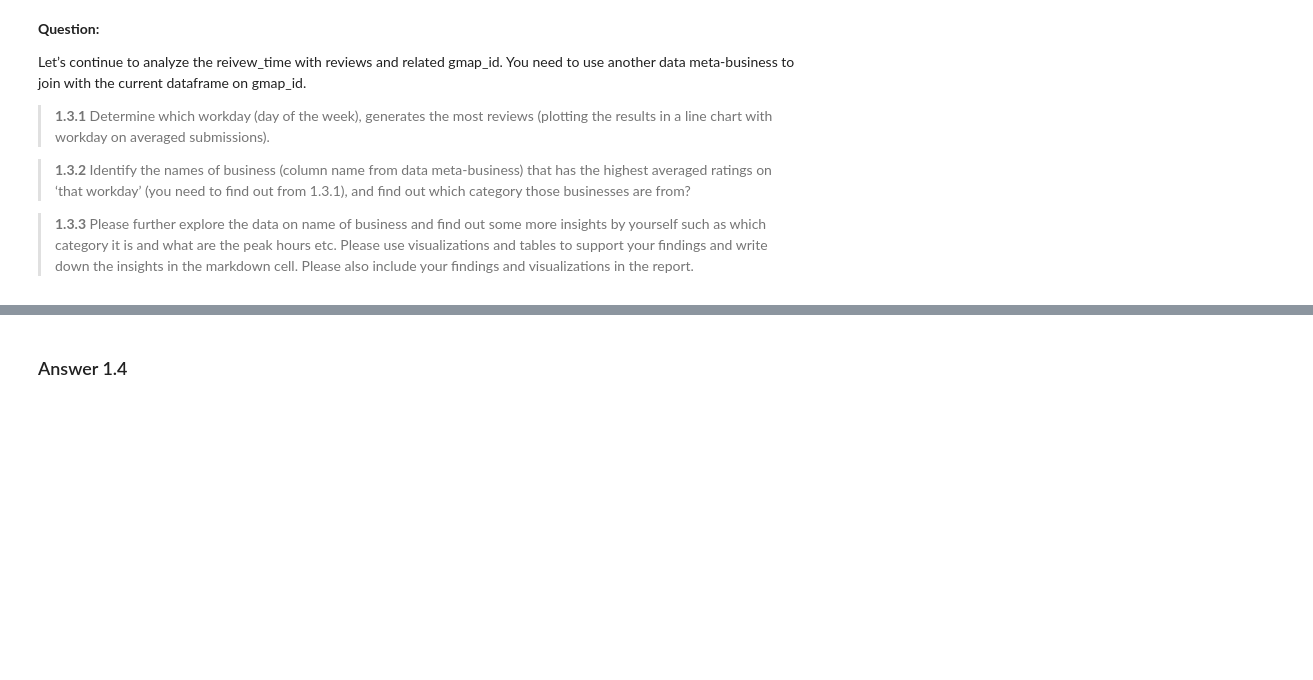
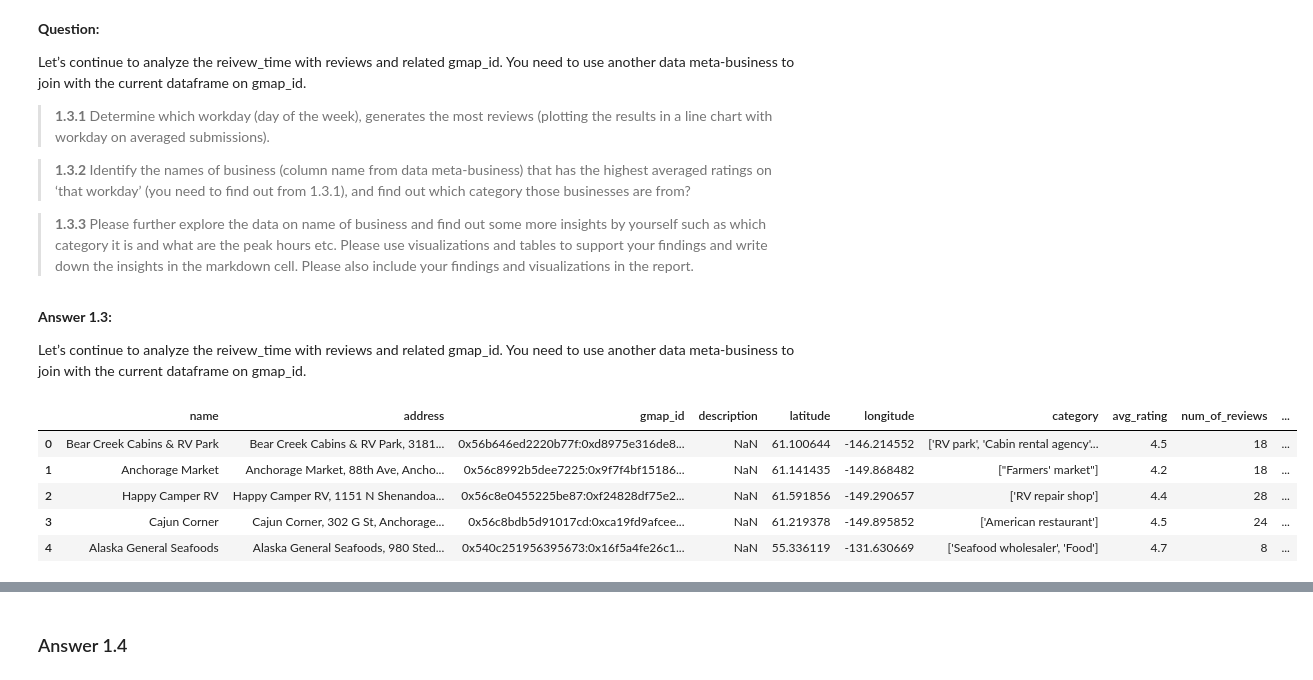
Before and after one commit to soumitkundu/SIG742-EndTermAssignment, a Jupyter notebook: SIG742Task2-Group-13.ipynb, the cells around one changed output, grey strips where cells are left out. Drawn from its saved outputs; the diff is of its cells as text; code cells hidden in the pictures; blank space fills up the shorter version.

```diff
--- a/SIG742Task2-Group-13.ipynb
+++ b/SIG742Task2-Group-13.ipynb
@@ -183,3 +228,17 @@ Let’s continue to analyze the reivew_time with reviews and related gmap_id. Yo
 > **1.3.2** Identify the names of business (column name from data meta-business) that has the highest averaged ratings on ‘that workday’ (you need to find out from 1.3.1), and find out which category those businesses are from?
 
 > **1.3.3** Please further explore the data on name of business and find out some more insights by yourself such as which category it is and what are the peak hours etc. Please use visualizations and tables to support your findings and write down the insights in the markdown cell. Please also include your findings and visualizations in the report.
+# %% [markdown]
+**Answer 1.3:**
+
+Let’s continue to analyze the reivew_time with reviews and related gmap_id. You need to use another data meta-business to join with the current dataframe on gmap_id.
+# %%
+df_meta_business = pd.read_csv(drive_path + "/meta-review-business.csv")
+df_meta_business.head()
+# %% [output]
+|  | name | address | gmap_id | description | latitude | longitude | category | avg_rating | num_of_reviews | ... |
+| 0 | Bear Creek Cabins & RV Park | Bear Creek Cabins & RV Park, 3181... | 0x56b646ed2220b77f:0xd8975e316de8... | NaN | 61.100644 | -146.214552 | ['RV park', 'Cabin rental agency'... | 4.5 | 18 | ... |
+| 1 | Anchorage Market | Anchorage Market, 88th Ave, Ancho... | 0x56c8992b5dee7225:0x9f7f4bf15186... | NaN | 61.141435 | -149.868482 | ["Farmers' market"] | 4.2 | 18 | ... |
+| 2 | Happy Camper RV | Happy Camper RV, 1151 N Shenandoa... | 0x56c8e0455225be87:0xf24828df75e2... | NaN | 61.591856 | -149.290657 | ['RV repair shop'] | 4.4 | 28 | ... |
+| 3 | Cajun Corner | Cajun Corner, 302 G St, Anchorage... | 0x56c8bdb5d91017cd:0xca19fd9afcee... | NaN | 61.219378 | -149.895852 | ['American restaurant'] | 4.5 | 24 | ... |
+| 4 | Alaska General Seafoods | Alaska General Seafoods, 980 Sted... | 0x540c251956395673:0x16f5a4fe26c1... | NaN | 55.336119 | -131.630669 | ['Seafood wholesaler', 'Food'] | 4.7 | 8 | ... |
```
Also changed, not shown: parts of 19 cells of this notebook.
